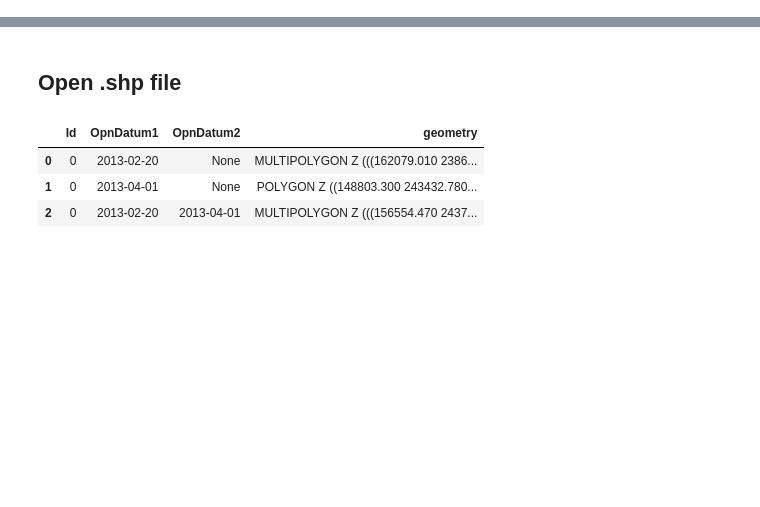
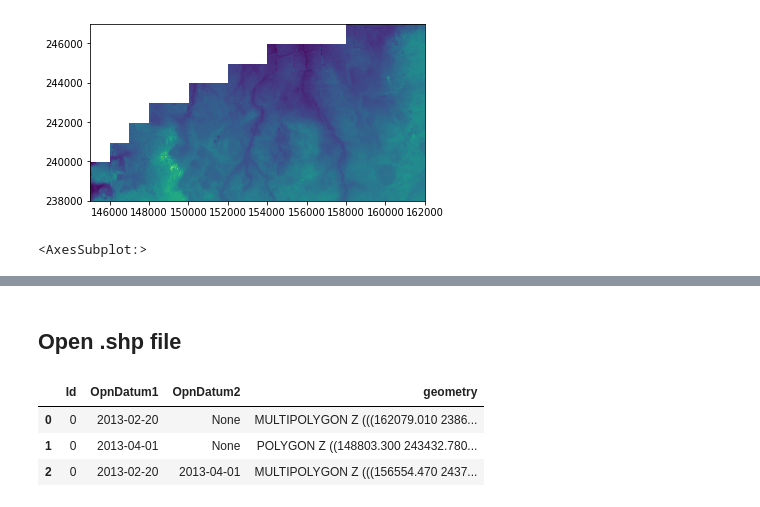
Before and after one commit to kpranke/3D_houses, a Jupyter notebook: 3D Houses.ipynb, the cells around one changed output, grey strips where cells are left out. Saved outputs shown, nothing was run; the diff lists cells and outputs as text; code cells hidden in the pictures; blank space fills up the shorter version.

Commit message:
explore and plot data

```diff
--- a/3D Houses.ipynb
+++ b/3D Houses.ipynb
@@ -43,0 +155,3 @@ df.head()
+# %%
+terrain_ra = rasterio.open('C:/Users/kasia/pyproj/3D_houses/DHMVIIDTMRAS1m_k01/GeoTIFF/DHMVIIDTMRAS1m_k01.tif')
+terrain_ra
@@ -43,0 +200,5 @@ df.head()
+# %%
+show(terrain_ra)
+# %% [output]
+[figure, added]
+<AxesSubplot:>
```
Also changed, not shown: parts of 42 cells of this notebook.
